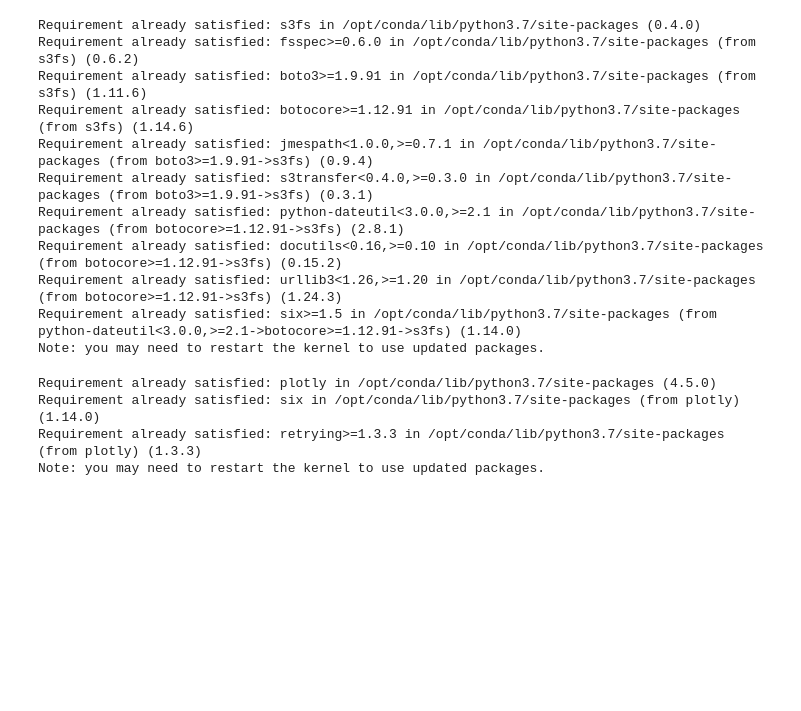
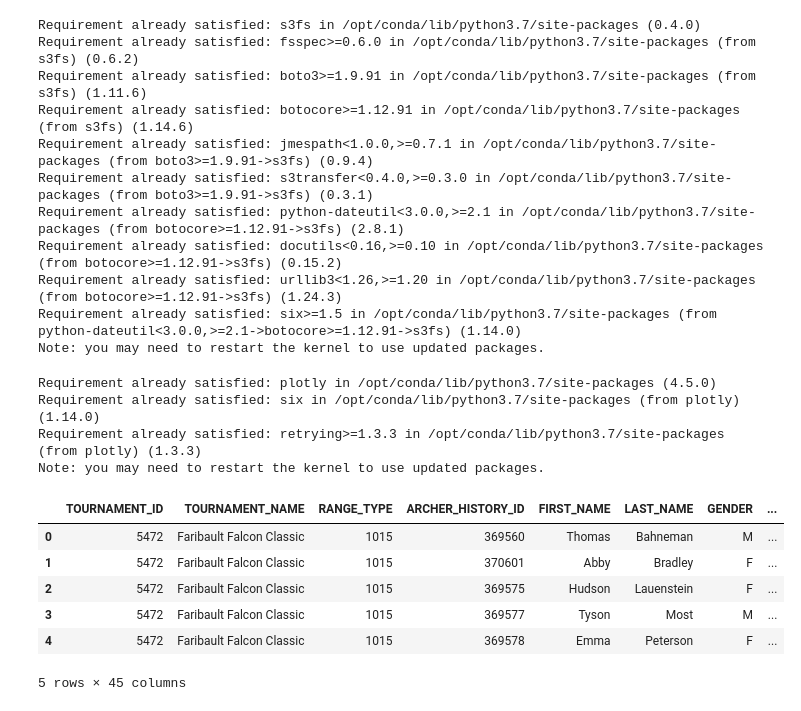
Before and after one commit to bstankie/NASPArcheryAnalysis, a Jupyter notebook: NASP-Analysis.ipynb, the cells around one changed output. Cells and saved outputs as stored; diff of their text form; code cells hidden in the pictures; blank space fills up the shorter version.

```diff
--- a/NASP-Analysis.ipynb
+++ b/NASP-Analysis.ipynb
@@ -28,12 +28,21 @@ Note: you may need to restart the kernel to use updated packages.
 # %%
 # Read from the S3 Bucket
 import pandas as pd
 import s3fs
 import boto3
 fs = s3fs.S3FileSystem()
 
 bucket='scpa-data'
 data_key = 'NASPSeasonScoreSheet.csv'
 data_location = 's3://{}/{}'.format(bucket, data_key)
 NASPData=pd.read_csv(data_location)
+NASPData.head()
+# %% [output]
+|  | TOURNAMENT_ID | TOURNAMENT_NAME | RANGE_TYPE | ARCHER_HISTORY_ID | FIRST_NAME | LAST_NAME | GENDER | ... |
+| 0 | 5472 | Faribault Falcon Classic | 1015 | 369560 | Thomas | Bahneman | M | ... |
+| 1 | 5472 | Faribault Falcon Classic | 1015 | 370601 | Abby | Bradley | F | ... |
+| 2 | 5472 | Faribault Falcon Classic | 1015 | 369575 | Hudson | Lauenstein | F | ... |
+| 3 | 5472 | Faribault Falcon Classic | 1015 | 369577 | Tyson | Most | M | ... |
+| 4 | 5472 | Faribault Falcon Classic | 1015 | 369578 | Emma | Peterson | F | ... |
+5 rows × 45 columns
 # %%
```
Also changed, not shown: parts of 5 cells of this notebook.
